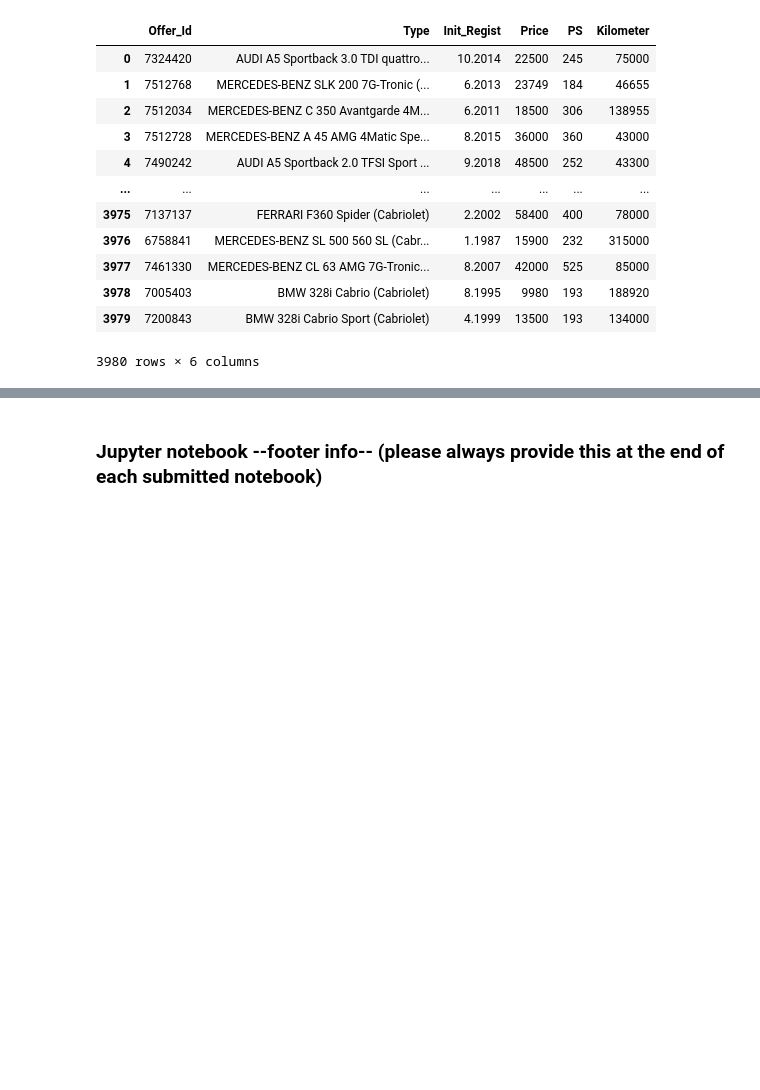
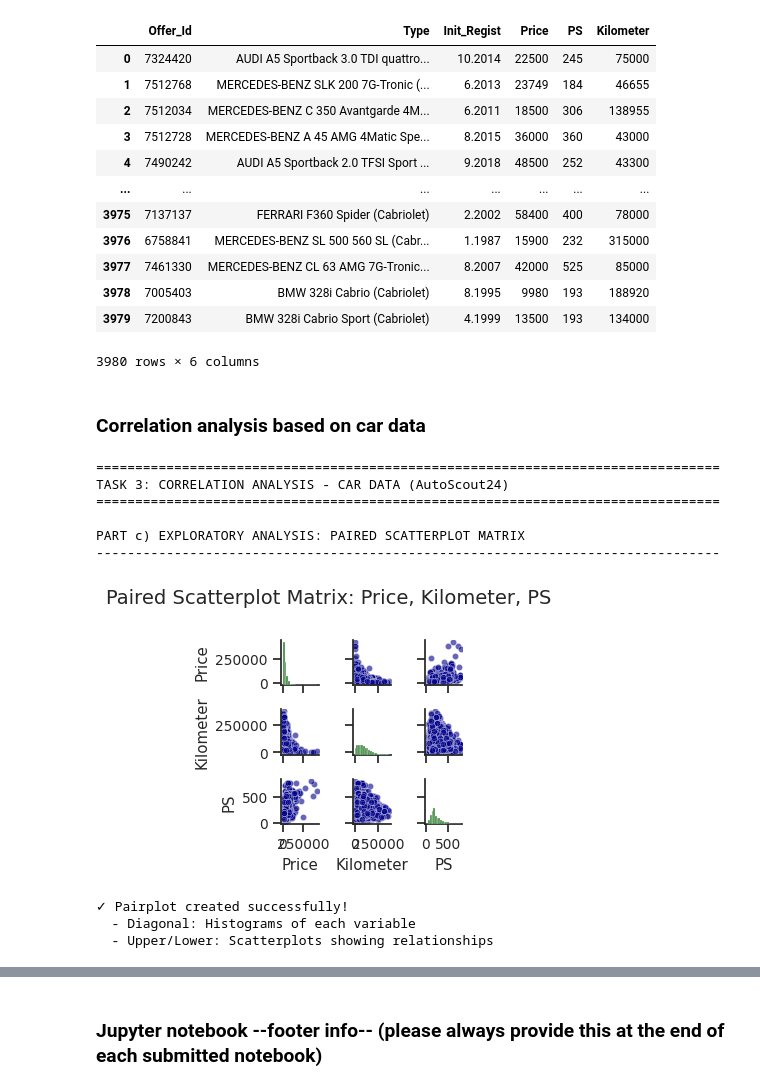
Before and after one commit to RON-000000/data_analytics, a Jupyter notebook: Week_07/correlation_analysis.ipynb, the cells around one changed output, grey strips where cells are left out. Drawn from its saved outputs; the diff is of its cells as text; code cells hidden in the pictures; blank space fills up the shorter version.

```diff
--- a/Week_07/correlation_analysis.ipynb
+++ b/Week_07/correlation_analysis.ipynb
@@ -234,3 +234,42 @@ Number of rows and columns: (3980, 6)
 | 3978 | 7005403 | BMW 328i Cabrio (Cabriolet) | 8.1995 | 9980 | 193 | 188920 |
 | 3979 | 7200843 | BMW 328i Cabrio Sport (Cabriolet) | 4.1999 | 13500 | 193 | 134000 |
 3980 rows × 6 columns
+# %% [markdown]
+### Correlation analysis based on car data
+# %%
+print("\n" + "=" * 80)
+print("TASK 3: CORRELATION ANALYSIS - CAR DATA (AutoScout24)")
+print("=" * 80 + "\n")
+
+print("PART c) EXPLORATORY ANALYSIS: PAIRED SCATTERPLOT MATRIX")
+print("-" * 80)
+
+# Create pairplot (scatterplot matrix)
+sns.set(style="ticks", font_scale=0.9)
+g = sns.pairplot(df_cars[['Price', 'Kilometer', 'PS']],
+                 height=1.0,
+                 aspect=1.0,
+                 diag_kind='hist',
+                 plot_kws={'s': 20, 'alpha': 0.6, 'color': 'darkblue'},
+                 diag_kws={'color': 'darkgreen', 'bins': 20})
+
+g.fig.suptitle('Paired Scatterplot Matrix: Price, Kilometer, PS',
+               fontsize=14, y=1.00)
+plt.tight_layout()
+plt.show()
+
+print("✓ Pairplot created successfully!")
+print("  - Diagonal: Histograms of each variable")
+print("  - Upper/Lower: Scatterplots showing relationships")
+print()
+# %% [output]
+================================================================================
+TASK 3: CORRELATION ANALYSIS - CAR DATA (AutoScout24)
+================================================================================
+
+PART c) EXPLORATORY ANALYSIS: PAIRED SCATTERPLOT MATRIX
+--------------------------------------------------------------------------------
+[figure, added]
+✓ Pairplot created successfully!
+  - Diagonal: Histograms of each variable
+  - Upper/Lower: Scatterplots showing relationships
```
Also changed, not shown: parts of 9 cells of this notebook, 1 other file.
